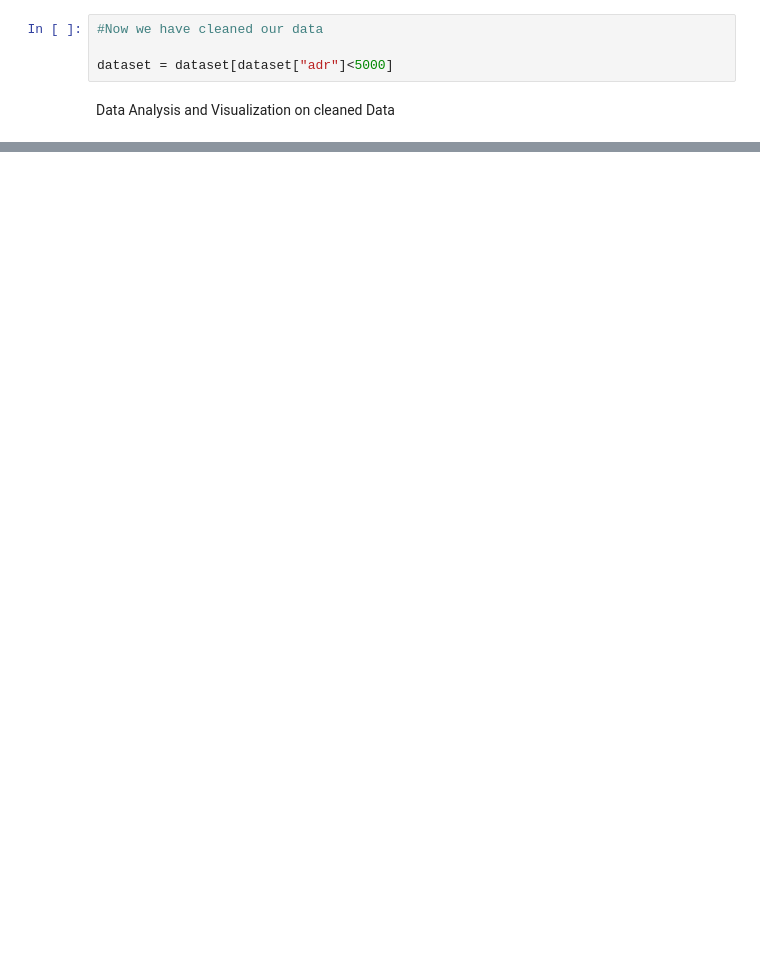
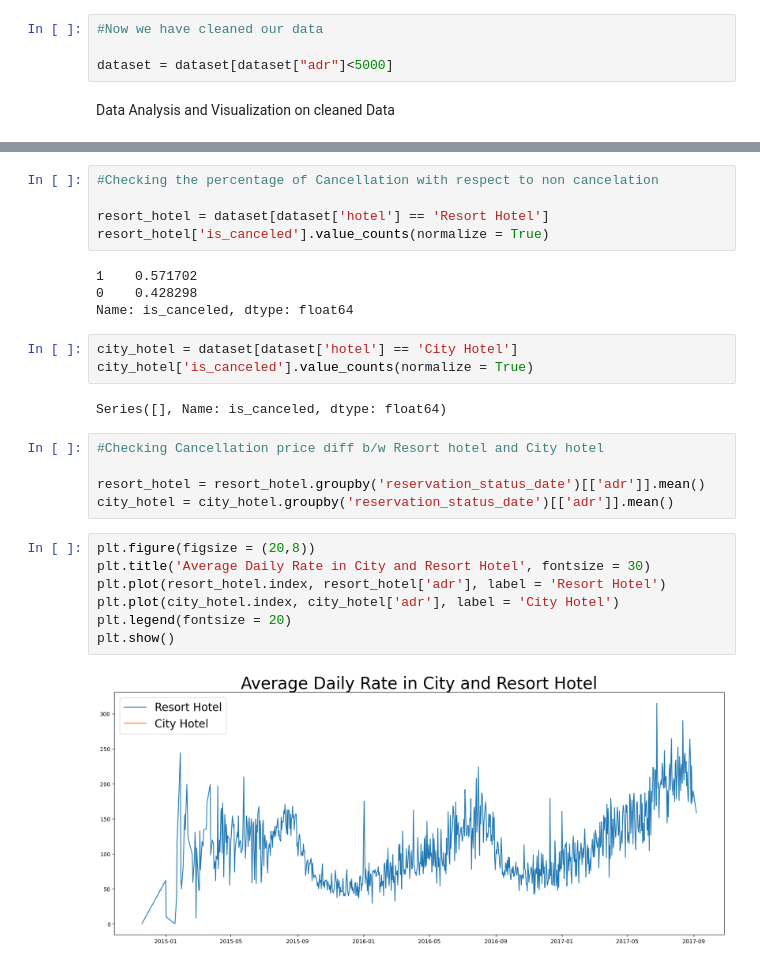
Before and after one commit to AbhishekSaini1101/Colab, a Jupyter notebook: Hotel_cancellation_project.ipynb, the cells around one changed output, grey strips where cells are left out. Saved outputs shown, nothing was run; the diff lists cells and outputs as text; blank space fills up the shorter version.

```diff
--- a/Hotel_cancellation_project.ipynb
+++ b/Hotel_cancellation_project.ipynb
@@ -206,0 +207,28 @@ plt.show()
+# %%
+#Checking the percentage of Cancellation with respect to non cancelation
+
+resort_hotel = dataset[dataset['hotel'] == 'Resort Hotel']
+resort_hotel['is_canceled'].value_counts(normalize = True)
+# %% [output]
+1    0.571702
+0    0.428298
+Name: is_canceled, dtype: float64
+# %%
+city_hotel = dataset[dataset['hotel'] == 'City Hotel']
+city_hotel['is_canceled'].value_counts(normalize = True)
+# %% [output]
+Series([], Name: is_canceled, dtype: float64)
+# %%
+#Checking Cancellation price diff b/w Resort hotel and City hotel
+
+resort_hotel = resort_hotel.groupby('reservation_status_date')[['adr']].mean()
+city_hotel = city_hotel.groupby('reservation_status_date')[['adr']].mean()
+# %%
+plt.figure(figsize = (20,8))
+plt.title('Average Daily Rate in City and Resort Hotel', fontsize = 30)
+plt.plot(resort_hotel.index, resort_hotel['adr'], label = 'Resort Hotel')
+plt.plot(city_hotel.index, city_hotel['adr'], label = 'City Hotel')
+plt.legend(fontsize = 20)
+plt.show()
+# %% [output]
+[figure, added]
```
Also changed, not shown: parts of 10 cells of this notebook.
